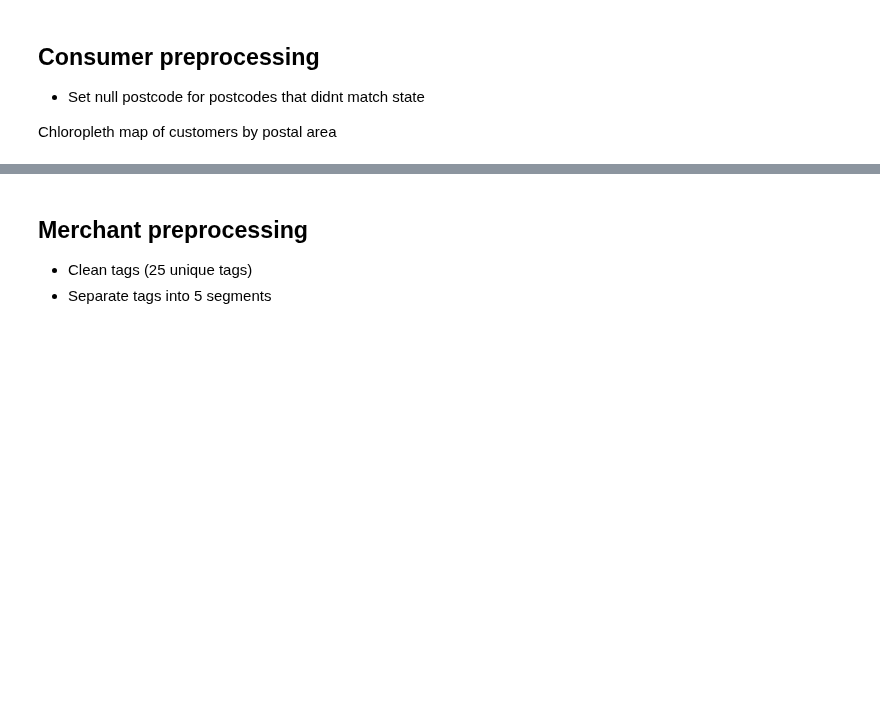
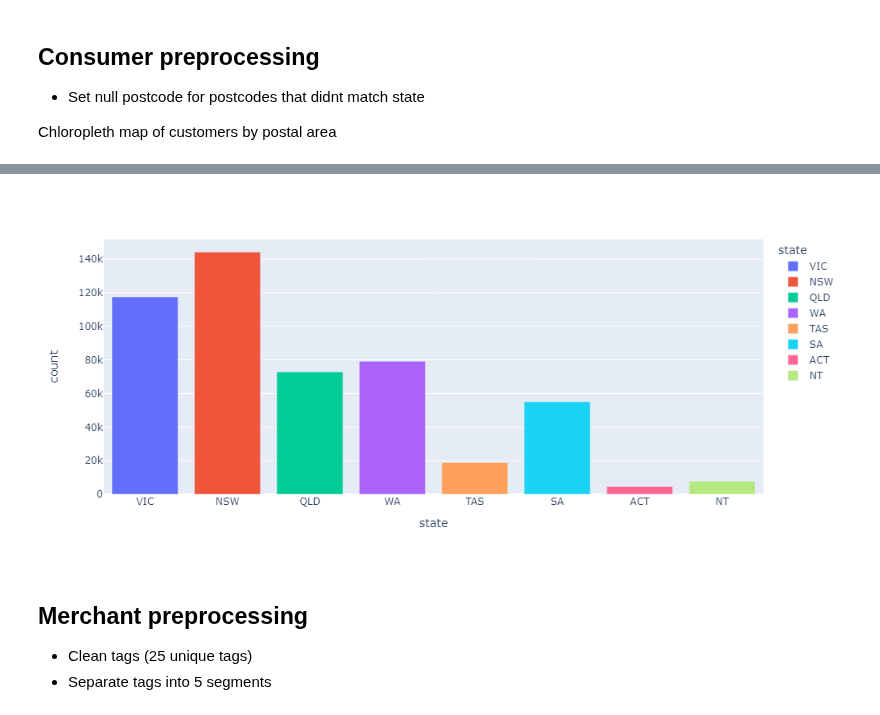
Before and after one commit to pommcuter/generic-buy-now-pay-later-project, a Jupyter notebook: notebooks/summary.ipynb, the cells around one changed output, grey strips where cells are left out. Saved outputs shown, nothing was run; the diff lists cells and outputs as text; code cells hidden in the pictures; blank space fills up the shorter version.

```diff
--- a/notebooks/summary.ipynb
+++ b/notebooks/summary.ipynb
@@ -142,3 +146,7 @@ Chloropleth map of customers by postal area
+# %%
+Image('../plots/state_counts.png')
+# %% [output]
+[figure, added]
 # %% [markdown]
 ## Merchant preprocessing
 - Clean tags (25 unique tags)
```
Also changed, not shown: parts of 1 cell of this notebook, 3 other files.
